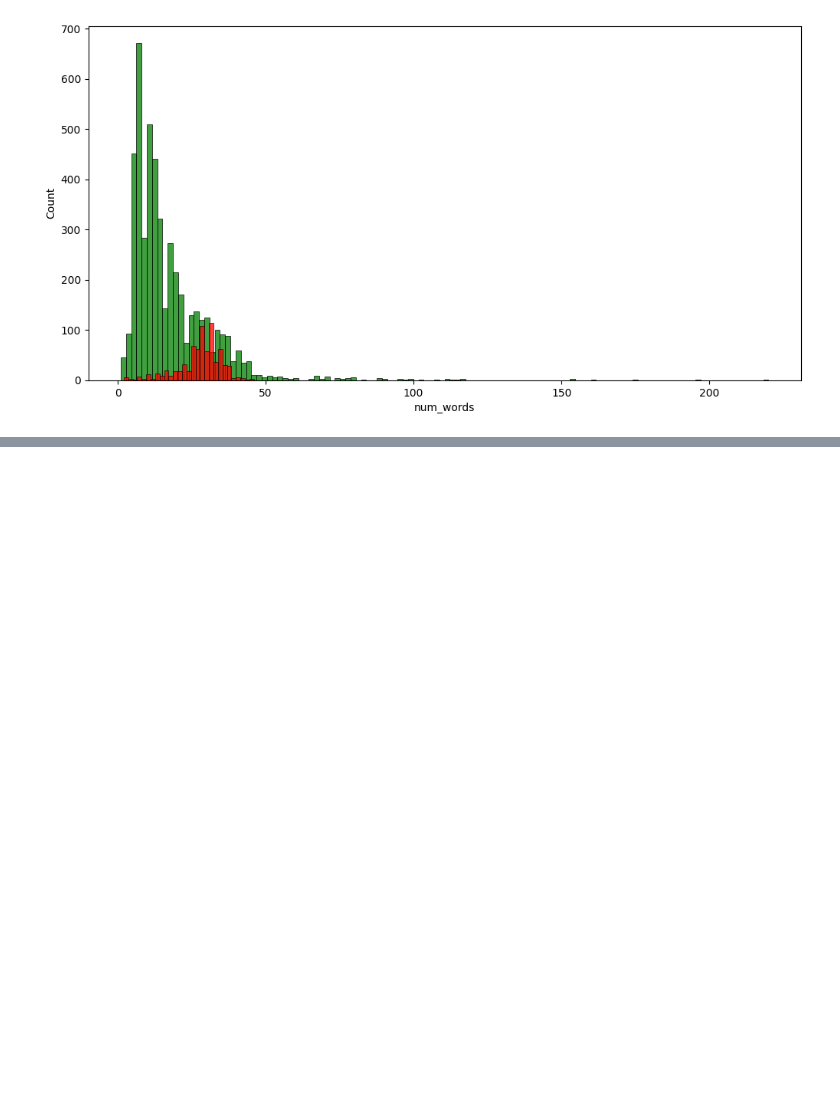
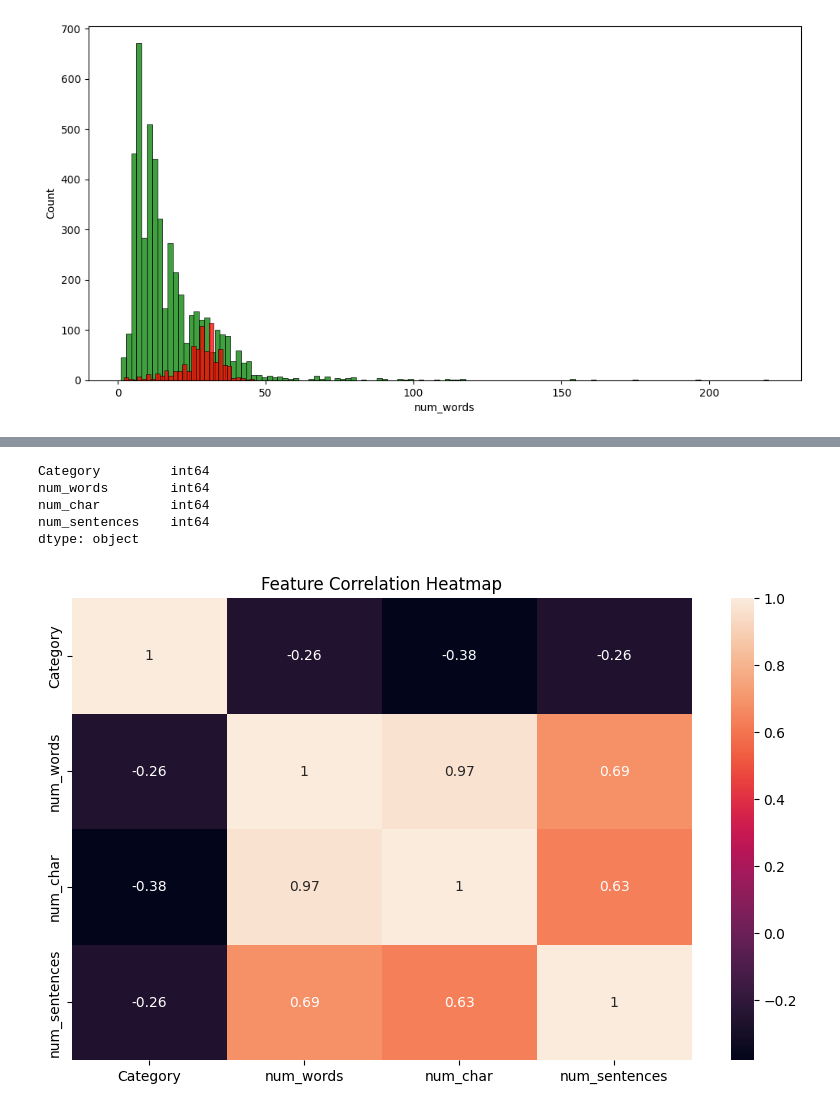
Before and after one commit to RMx-03/Email_Spam-Classifier, a Jupyter notebook: spam_classifier.ipynb, the cells around one changed output, grey strips where cells are left out. Cells and saved outputs as stored; diff of their text form; code cells hidden in the pictures; blank space fills up the shorter version.

```diff
--- a/spam_classifier.ipynb
+++ b/spam_classifier.ipynb
@@ -102,7 +102,7 @@ nltk.download('punkt')  # downloading the punkt tokenizer - used to split the te
 nltk.download('punkt_tab')
 from nltk.tokenize import word_tokenize  # used to split the text into words
 from nltk.tokenize import sent_tokenize  # used to split the text into sentences
-word_tokens = df['Message'].apply(nltk.word_tokenize)  # tokenizing the words in the message
+word_tokens = df['Message'].apply(word_tokenize)  # tokenizing the words in the message
 df['num_words'] = word_tokens.apply(len)  # contiains the number of words in the message
 df['num_char'] = df['Message'].apply(len)  # adding a new column to the dataset - num_char, which contains the length of the message
 df['num_sentences'] = df['Message'].apply(lambda x: len(sent_tokenize(x)))
@@ -189,5 +193,21 @@ df['message'].apply(lambda x: nltk.word_tokenize(x))  # tokenizing the words in
 # %%
 # encoding
 # replacing the values of the column 'Category', where 0 -> spam and 1 -> ham
-df.loc[df['Category'] == 'spam', 'Category', ] = 0  # .loc used to locate rows where the condition is true
-df.loc[df['Category'] == 'ham', 'Category', ] = 1
+df['Category'] = df['Category'].replace({'spam': 0, 'ham': 1})
+df_heat = df.drop(columns=['Message'])
+# %%
+print(df_heat.dtypes)
+# %% [output]
+Category         int64
+num_words        int64
+num_char         int64
+num_sentences    int64
+dtype: object
+# %%
+# CHECKING FOR CORRELATION - FEATURE SELECTION USING HEATMAP
+plt.figure(figsize=(10, 6))
+sns.heatmap(df_heat.corr(), annot=True)
+plt.title("Feature Correlation Heatmap")
+plt.show()
+# %% [output]
+[figure, added]
```
Also changed, not shown: parts of 3 cells of this notebook.
